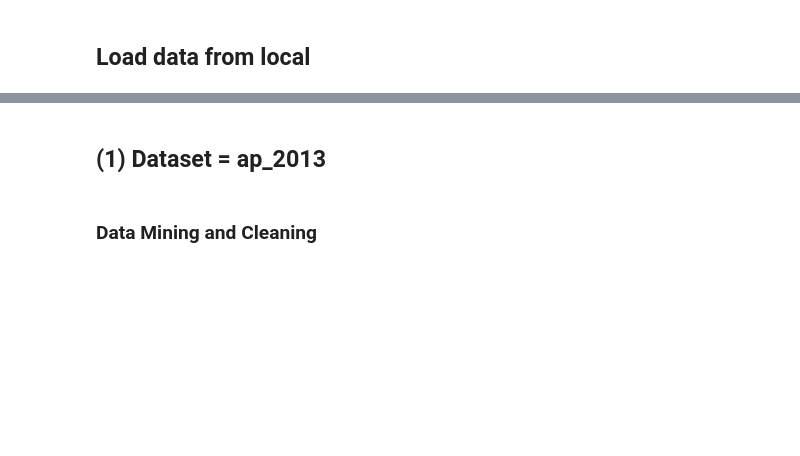
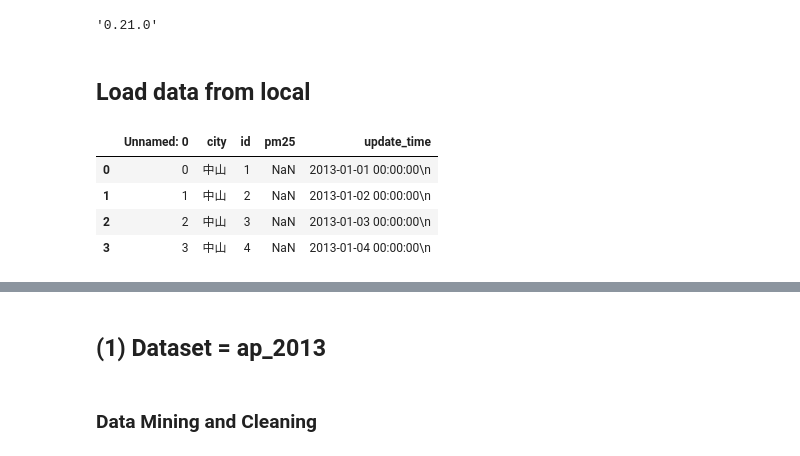
Before and after one commit to iamchuan/greenpeace_datahub, a Jupyter notebook: gp_datahub_airpollution_EDA.ipynb, the cells around one changed output, grey strips where cells are left out. Saved outputs shown, nothing was run; the diff lists cells and outputs as text; code cells hidden in the pictures; blank space fills up the shorter version.

```diff
--- a/gp_datahub_airpollution_EDA.ipynb
+++ b/gp_datahub_airpollution_EDA.ipynb
@@ -63,6 +10,18 @@ for table in ['air_pollution_2013', 'air_pollution_2014', 'air_pollution_2015']:
+# %%
+pd.__version__
+# %% [output]
+'0.21.0'
 # %% [markdown]
 ## Load data from local
 # %%
 ap_2013 = pd.read_csv('./tables/air_pollution_2013.csv')
+# %%
+ap_2013.head(4)
+# %% [output]
+|  | Unnamed: 0 | city | id | pm25 | update_time |
+| 0 | 0 | ﻿中山 | 1 | NaN | 2013-01-01 00:00:00\n |
+| 1 | 1 | 中山 | 2 | NaN | 2013-01-02 00:00:00\n |
+| 2 | 2 | 中山 | 3 | NaN | 2013-01-03 00:00:00\n |
+| 3 | 3 | 中山 | 4 | NaN | 2013-01-04 00:00:00\n |
 # %%
 ap_2014 = pd.read_csv('./tables/PM25_20160101_2014only.csv')
```
Also changed, not shown: parts of 12 cells of this notebook, 10 other files.
